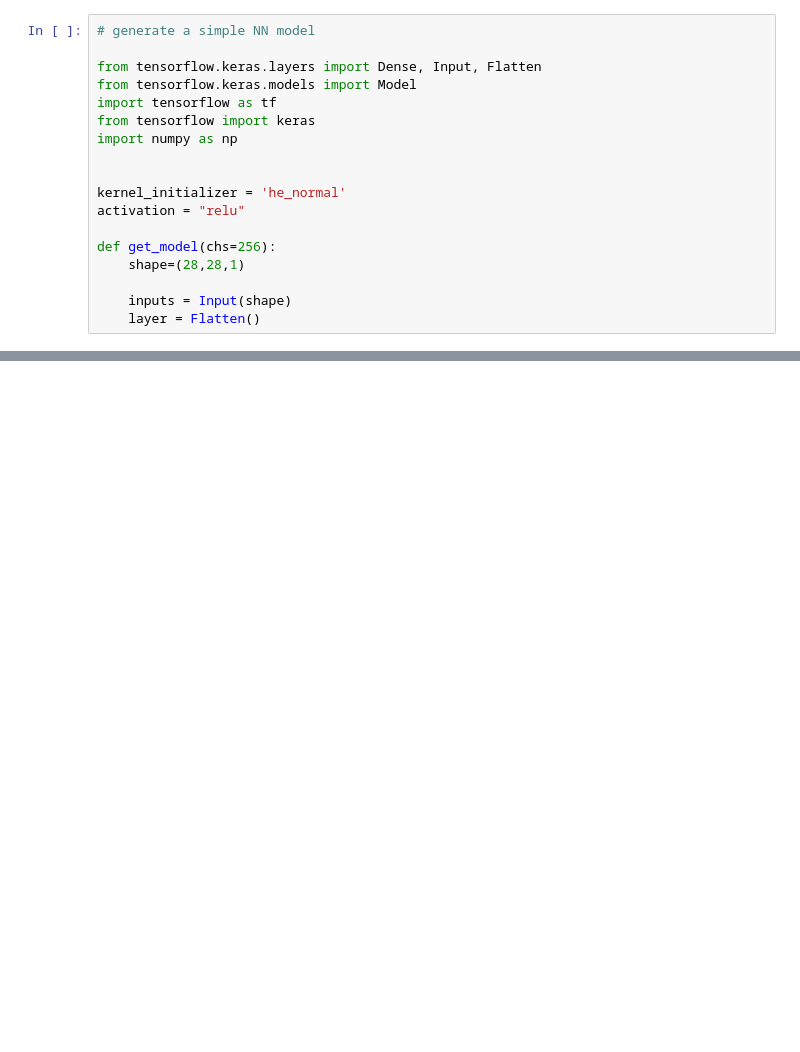
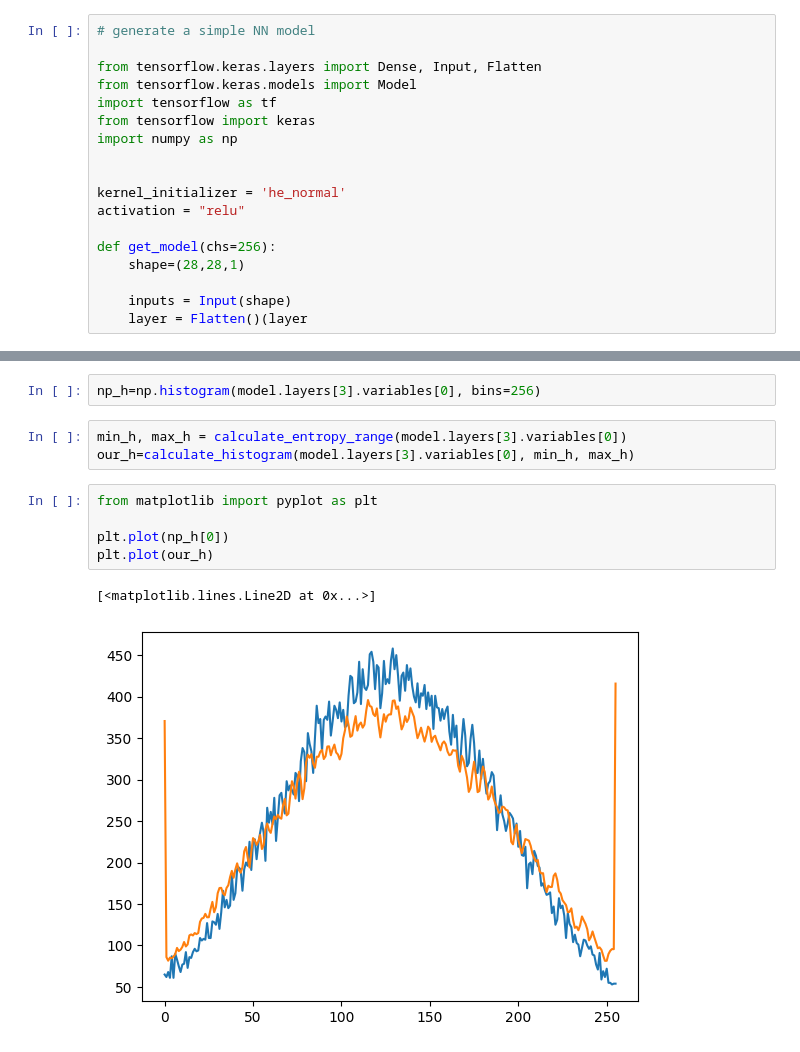
Before and after one commit to minkichunm/master_thesis, a Jupyter notebook: NN_param_compression.ipynb, the cells around one changed output, grey strips where cells are left out. Cells and saved outputs as stored; diff of their text form; blank space fills up the shorter version.

```diff
--- a/NN_param_compression.ipynb
+++ b/NN_param_compression.ipynb
@@ -20,4 +58,4 @@ def get_model(chs=256):
     shape=(28,28,1)
 
     inputs = Input(shape)
-    layer = Flatten()
+    layer = Flatten()(layer
@@ -124,5 +235,18 @@ class CompressibleNN(keras.Model):
 compNN = CompressibleNN(model)
 optimizer = tf.optimizers.Adam(learning_rate=1e-3, beta_1=0.9)
 compNN.compile(optimizer, loss=keras.losses.SparseCategoricalCrossentropy(from_logits=True))
+# %%
+np_h=np.histogram(model.layers[3].variables[0], bins=256)
+# %%
+min_h, max_h = calculate_entropy_range(model.layers[3].variables[0])
+our_h=calculate_histogram(model.layers[3].variables[0], min_h, max_h)
+# %%
+from matplotlib import pyplot as plt
+
+plt.plot(np_h[0])
+plt.plot(our_h)
+# %% [output]
+[<matplotlib.lines.Line2D at 0x...>]
+[figure, added]
 # %%
 # train the model
```
Also changed, not shown: parts of 13 cells of this notebook.
